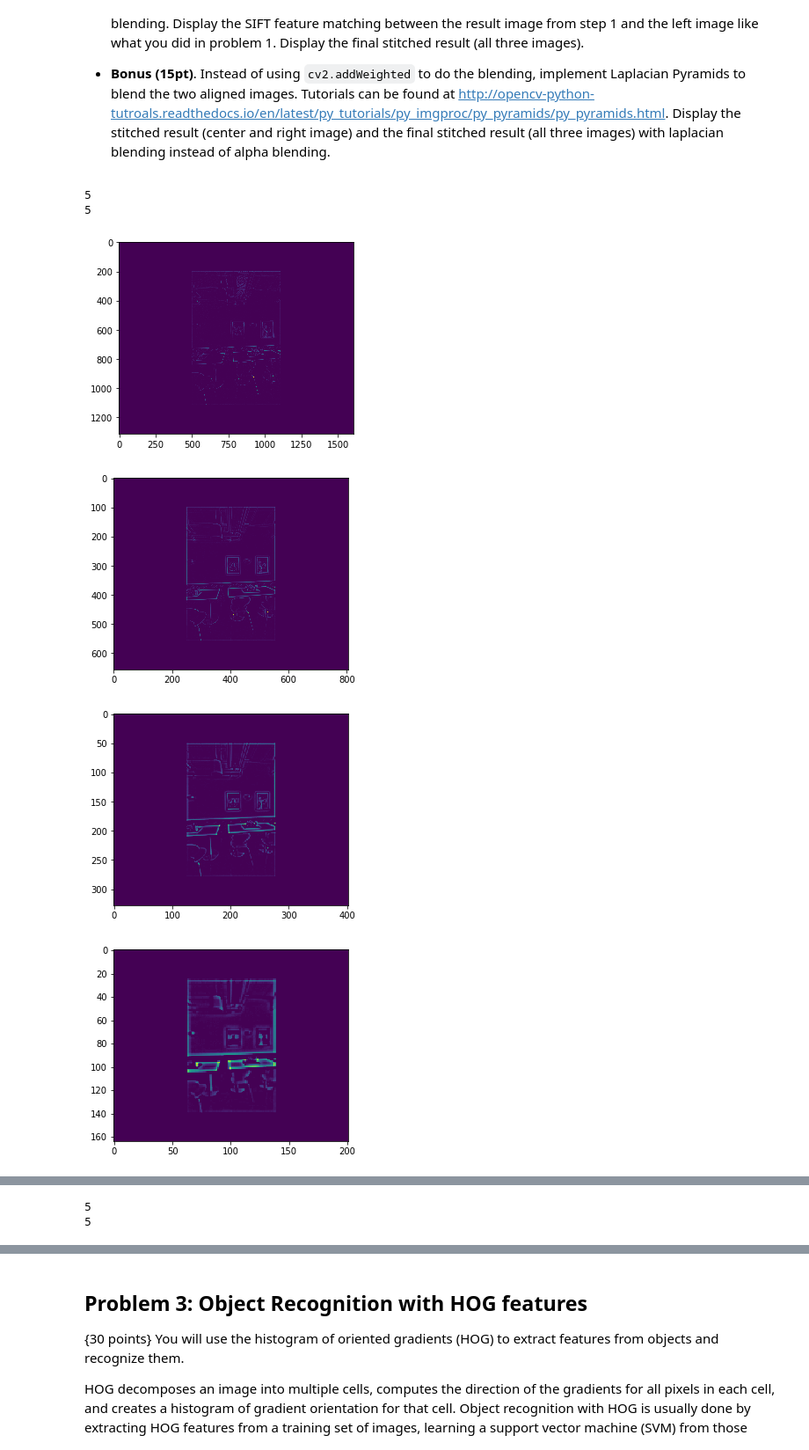
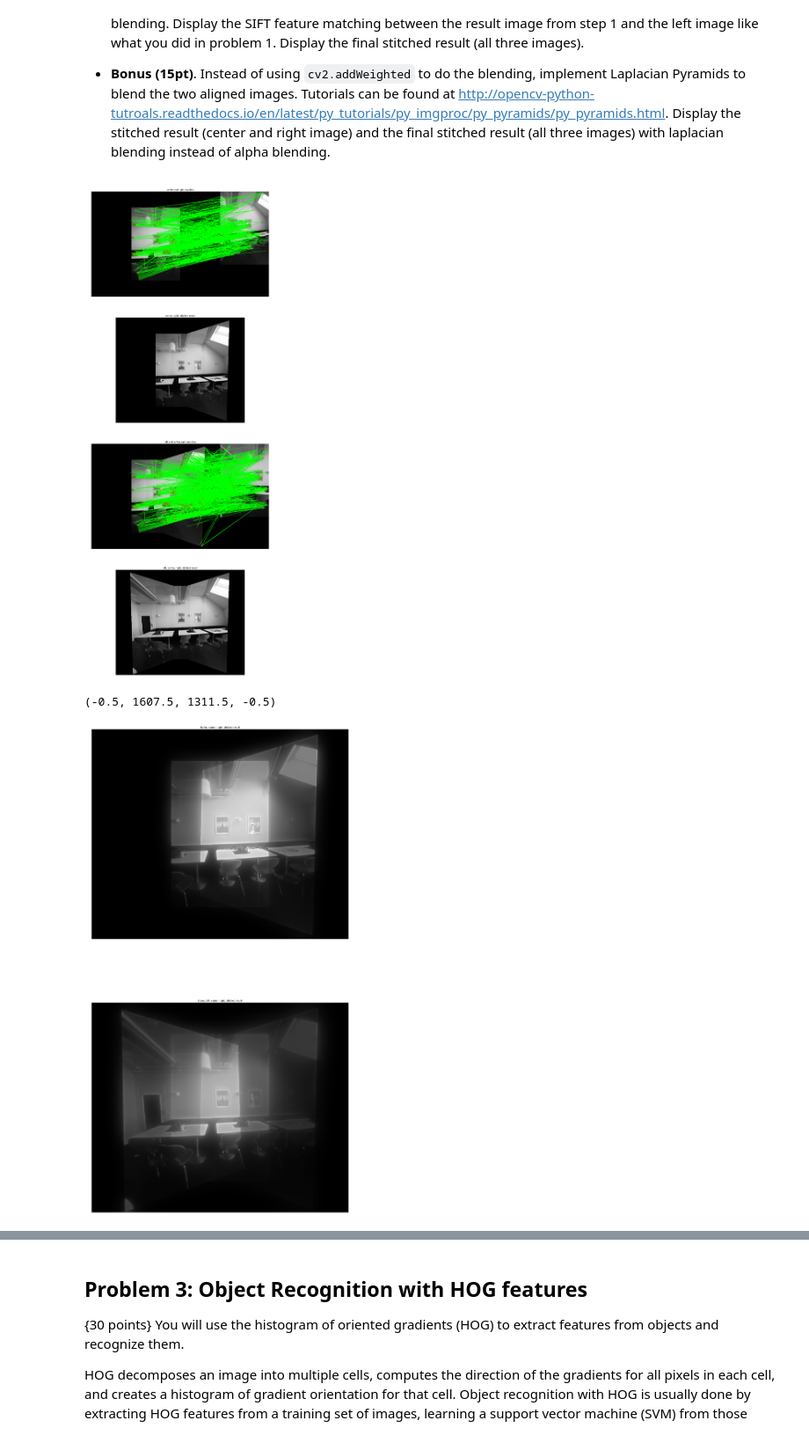
Before and after one commit to shengcode/CSE527, a Jupyter notebook: CSE527-HW2-Fall18/CSE527-HW2-fall18.ipynb, the cells around one changed output, grey strips where cells are left out. Shown at 88% size. Drawn from its saved outputs; the diff is of its cells as text; code cells hidden in the pictures.

```diff
--- a/CSE527-HW2-Fall18/CSE527-HW2-fall18.ipynb
+++ b/CSE527-HW2-Fall18/CSE527-HW2-fall18.ipynb
@@ -268,39 +268,36 @@ def np_flip(A):
 
 
 def generateLaplacian(A,B,num_levels):
-#     num_levels=6
     G = A.copy()
-    gpA = [G] #list of size 1
-    for i in xrange(num_levels):
+    gpA = [G]
+    for i in xrange(0,num_levels):
         G = cv2.pyrDown(gpA[i])
-        gpA.append(G)   # 7 of gaussian
+        gpA.append(G)
     G = B.copy()
     gpB = [G]
-    for i in xrange(num_levels):
+    for i in xrange(0,num_levels):
         G = cv2.pyrDown(gpB[i])
         gpB.append(G)
+#     print(len(gpA))
+#     for i in xrange(0, len(gpA)):
+#         print("the laplacian of A is "+ str(gpA[i].shape))
+
  # generate Laplacian Pyramid for A
-    lpA = [gpA[num_levels-1]]
-    for i in xrange(num_levels-1,0,-1):
+    lpA = [gpA[len(gpA)-1]]
+    for i in xrange(len(gpA)-1,0,-1):
         size = (gpA[i-1].shape[1], gpA[i-1].shape[0])
         GE = cv2.pyrUp(gpA[i], dstsize = size)
         L = cv2.subtract(gpA[i-1],GE)
         lpA.append(L)
 # generate Laplacian Pyramid for B
-    lpB = [gpB[num_levels-1]]
-    for i in xrange(num_levels-1,0,-1):
+    lpB = [gpB[len(gpB)-1]]
+    for i in xrange(len(gpB)-1,0,-1):
         size = (gpB[i-1].shape[1], gpB[i-1].shape[0])
         GE = cv2.pyrUp(gpB[i], dstsize = size)
         L = cv2.subtract(gpB[i-1],GE)
         lpB.append(L)
-
-    lpA=np.asarray(lpA)
-    lpA=flip_np(lpA)
-    lpB=np.asarray(lpB)
-    lpB=flip_np(lpB)
-
-    print(len(lpA))
-    print(len(lpB))
+#     for i in range (0, len(lpA)):
+#         print(lpA[i].shape)
     return lpA, lpB
 
 def blend(lpA, lpB, mask):
@@ -327,6 +324,7 @@ def reconstruct(lapl_pyr):
             lap = np.delete(lap,(-1),axis=0)
         if lap.shape[1] > lapb.shape[1]:
             lap = np.delete(lap,(-1),axis=1)
+#         tmp=alpha_blend(lap, lapb)
         tmp = lap + lapb
         lapl_pyr.pop()
         lapl_pyr.pop()
@@ -341,12 +339,14 @@ def reconstruct(lapl_pyr):
 
 def Laplacian_Blending(A, B, mask, num_levels):
     lpA,lpB=generateLaplacian(A,B,num_levels)
-    for i in range (0,lpA.size):
-        plt.imshow(lpA[i]),plt.show('gray')
+    lpA=np.asarray(lpA)
+    lpB=np.asarray(lpB)
+    blended_pyr=blend(lpA,lpB,mask)
+    blended_pyr_reverse=[]
+    for i in range(len(blended_pyr)-1,-1,-1):
+        blended_pyr_reverse.append(blended_pyr[i])
 
-
-    blended_pyr=blend(lpA,lpB,mask)
-    blended=reconstruct(blended_pyr)
+    blended=reconstruct(blended_pyr_reverse)
     return blended
 
 def getTransform(img1, img2):
@@ -399,38 +399,35 @@ def perspective_warping_laplacian_blending(imgCenter, imgLeft, imgRight):
 stitched_res, stitched_cr, img_match1, img_match2 = perspective_warping(imgCenter, imgLeft, imgRight)
 stitched_res_lap, stitched_cr_lap = perspective_warping_laplacian_blending(imgCenter, imgLeft, imgRight)
 
 plt.figure(figsize=(25,50))
 plt.subplot(4, 1, 1)
 plt.imshow(img_match1,'gray')
 plt.title("center and right matches")
 plt.axis('off')
 plt.subplot(4, 1, 2)
 plt.imshow(stitched_cr,'gray')
 plt.title("center, right: stitched result")
 plt.axis('off')
 plt.subplot(4, 1, 3)
 plt.imshow(img_match2,'gray')
 plt.title("left and center_right matches")
 plt.axis('off')
 plt.subplot(4, 1, 4)
 plt.imshow(stitched_res,'gray')
 plt.title("left, center, right: stitched result")
 plt.axis('off')
 plt.show()
 
 plt.figure(figsize=(25,50))
 plt.subplot(2, 1, 1)
-plt.imshow(stitched_cr_lap)
+plt.imshow(stitched_cr_lap,'gray')
 plt.title("Bonus, center, right: stitched result")
 plt.axis('off')
 plt.subplot(2, 1, 2)
-plt.imshow(stitched_res_lap)
+plt.imshow(stitched_res_lap,'gray')
 plt.title("Bonus, left, center, right: stitched result")
 plt.axis('off')
 # %% [output]
+[figure, new version]
-5
-5
+(-0.5, 1607.5, 1311.5, -0.5)
-[figure, old version]
-[figure, old version]
+[figure, new version]
-[figure, removed]
-[figure, removed]
@@ -438,2 +433,0 @@ plt.axis('off')
-5
-5
```
Also changed, not shown: parts of 2 cells of this notebook.
